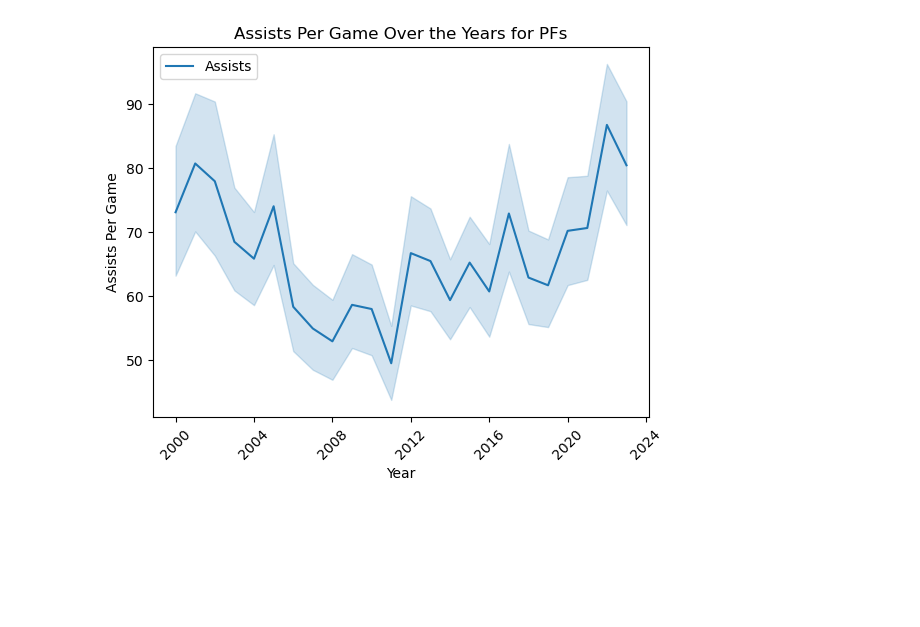
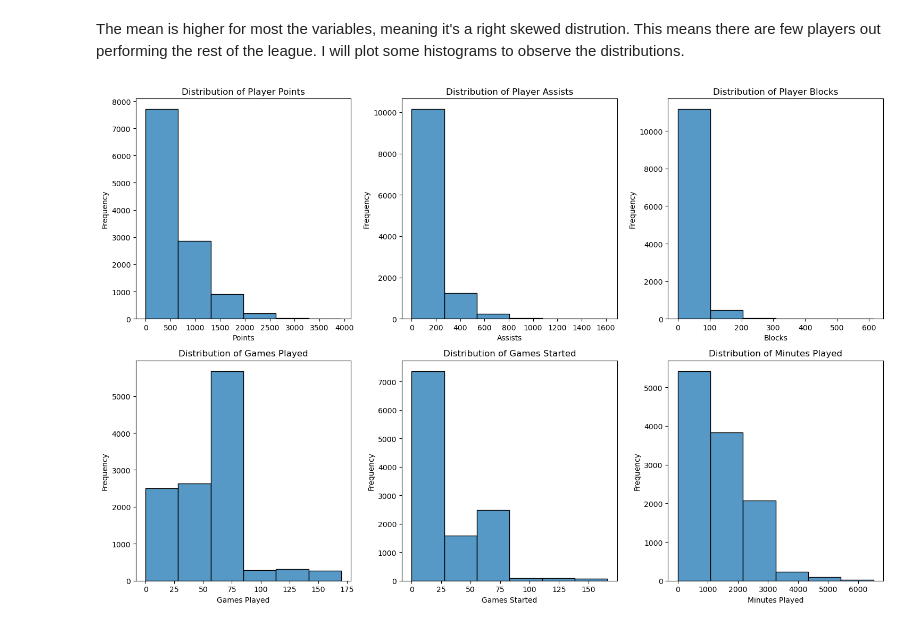
Before and after one commit to khadazhaia/nba-stats, a Jupyter notebook: notebooks/ricardi_eda.ipynb, the cells around one changed output. Cells and saved outputs as stored; diff of their text form; code cells hidden in the pictures; blank space fills up the shorter version.

```diff
--- a/notebooks/ricardi_eda.ipynb
+++ b/notebooks/ricardi_eda.ipynb
@@ -108,16 +86,41 @@ plt.show()
-# %%
-# Filter only Power Forwards (PF)
-df_power_foward = df[df["Position"] == "PF"]
-
-
-sns.lineplot(data=df_power_foward, x="Year", y="Assists", label="Assists")
-plt.xlabel("Year")
-plt.ylabel("Assists Per Game")
-plt.title("Assists Per Game Over the Years for PFs")
-plt.xticks(rotation=45)
-
-
-
-plt.show()
-# %% [output]
-[figure, removed]
+# %% [markdown]
+The mean is higher for most the variables, meaning it's a right skewed distrution.
+This means there are few players out performing the rest of the league. I will plot some histograms to observe the distributions.
+# %%
+# figure for subplots
+fig, axes = plt.subplots(2, 3, figsize=(15, 10))
+
+# histogram of points for all player
+sns.histplot(df["Points"], bins=6, ax=axes[0, 0], )
+axes[0, 0].set_title("Distribution of Player Points")
+axes[0, 0].set_xlabel("Points")
+axes[0, 0].set_ylabel("Frequency")
+#assists
+sns.histplot(df["Assists"], bins=6, ax=axes[0, 1])
+axes[0, 1].set_title("Distribution of Player Assists")
+axes[0, 1].set_xlabel("Assists")
+axes[0, 1].set_ylabel("Frequency")
+#blocks
+sns.histplot(df["Blocks"], bins=6, ax=axes[0, 2],)
+axes[0, 2].set_title("Distribution of Player Blocks")
+axes[0, 2].set_xlabel("Blocks")
+axes[0, 2].set_ylabel("Frequency")
+#games played
+sns.histplot(df["Games_Played"], bins=6, ax=axes[1, 0])
+axes[1, 0].set_title("Distribution of Games Played")
+axes[1, 0].set_xlabel("Games Played")
+axes[1, 0].set_ylabel("Frequency")
+#games started
+sns.histplot(df["Games_Started"], bins=6, ax=axes[1, 1])
+axes[1, 1].set_title("Distribution of Games Started")
+axes[1, 1].set_xlabel("Games Started")
+axes[1, 1].set_ylabel("Frequency")
+#minutes playes
+sns.histplot(df["Minutes_Played"], bins=6, ax=axes[1, 2])
+axes[1, 2].set_title("Distribution of Minutes Played")
+axes[1, 2].set_xlabel("Minutes Played")
+axes[1, 2].set_ylabel("Frequency")
+plt.tight_layout()
+plt.show()
+# %% [output]
+[figure, added]
```
Also changed, not shown: parts of 35 cells of this notebook.
